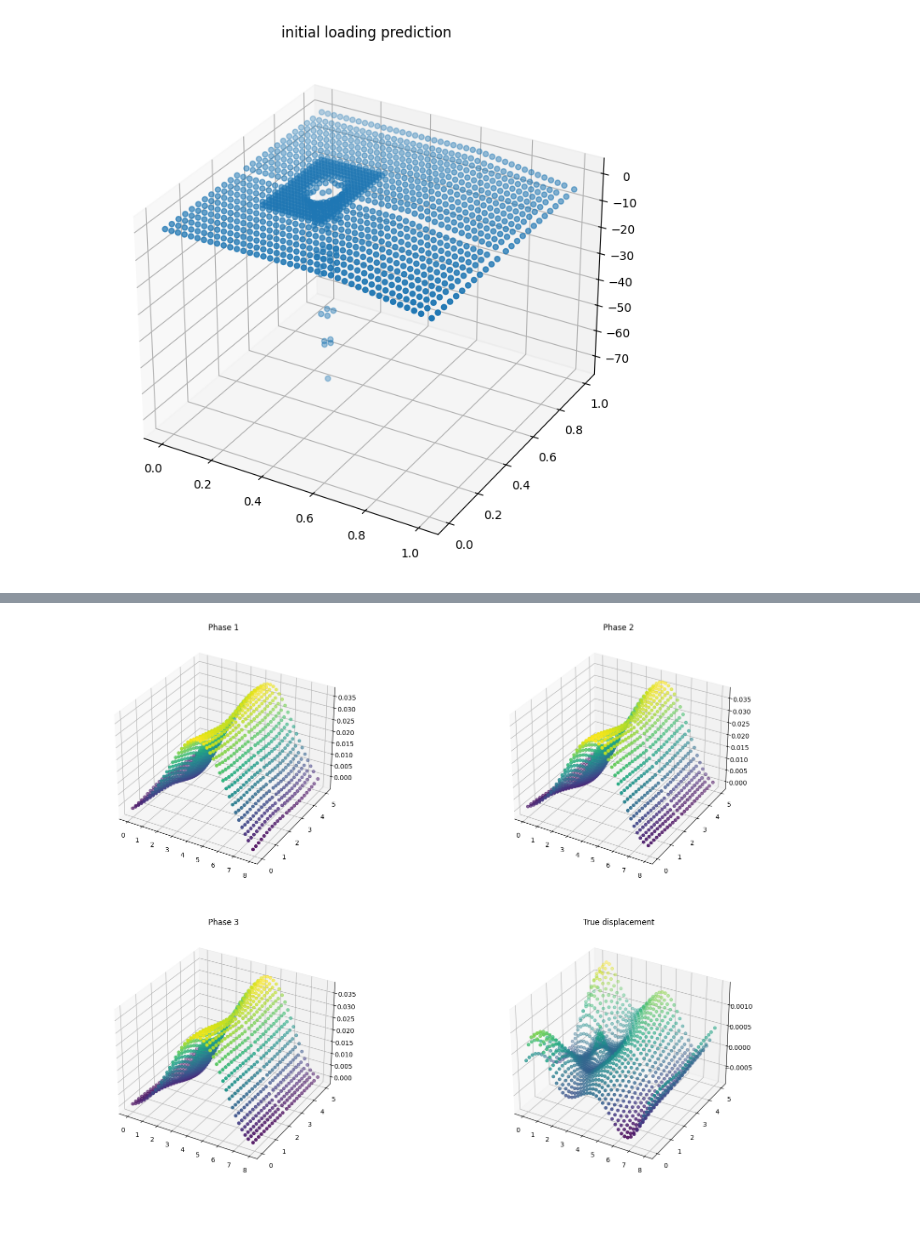
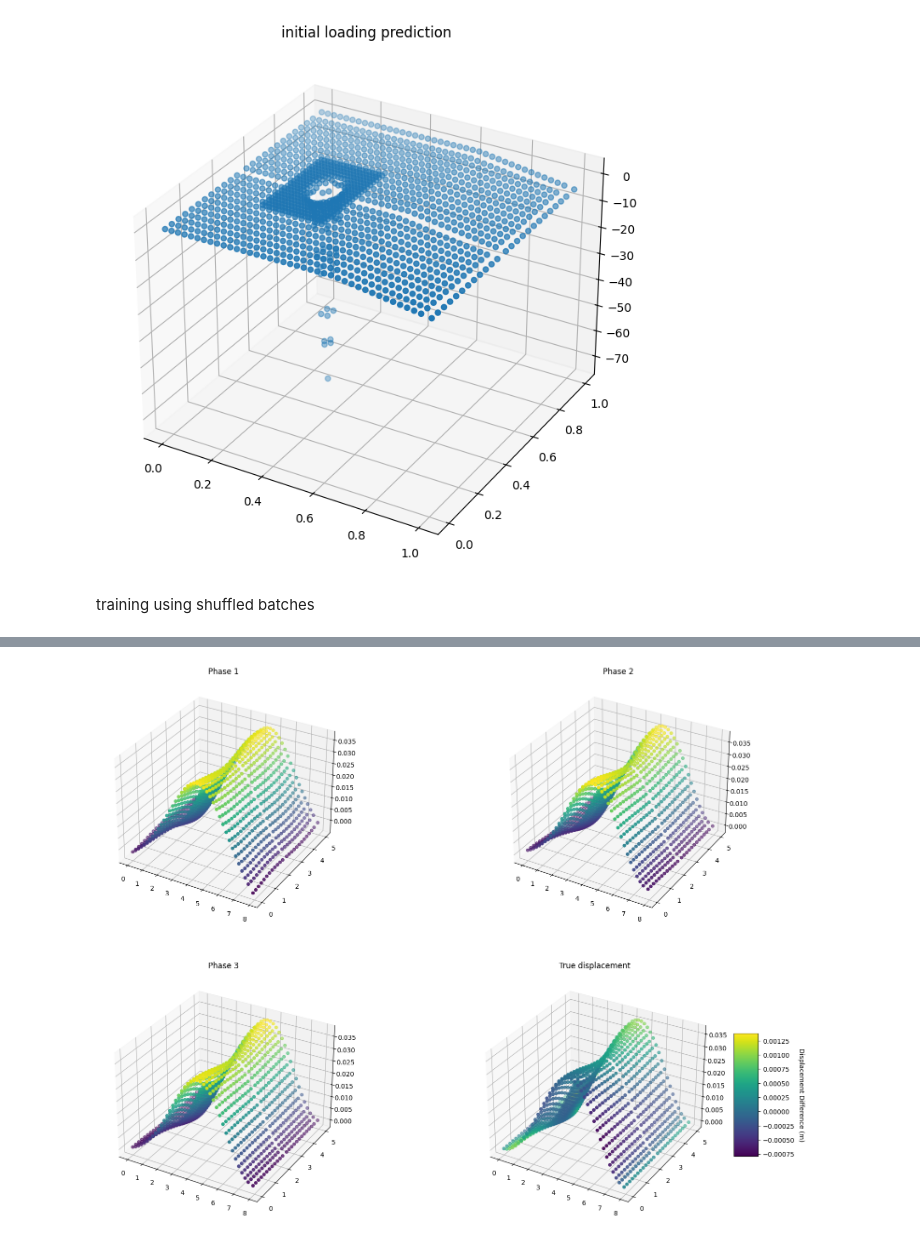
Before and after one commit to ShiyuanDengg/2D-Wall, a Jupyter notebook: 2D Propped Prediction .ipynb, the cells around one changed output, grey strips where cells are left out. Cells and saved outputs as stored; diff of their text form; code cells hidden in the pictures; blank space fills up the shorter version.

```diff
--- a/2D Propped Prediction .ipynb
+++ b/2D Propped Prediction .ipynb
@@ -314,4 +314,6 @@ def snapshot(model):
     snap.build(model.input_shape)
     snap.set_weights(model.get_weights())
     return snap
+# %% [markdown]
+training using shuffled batches
 # %%
@@ -382,33 +379,35 @@ y_pred_norm1 = model_phase1(zxstack)
 y_pred_norm1 = np.squeeze(y_pred_norm1, -1)
 y_pred1 = y_pred_norm1 * y_max
 
 y_pred_norm2 = model_phase2(zxstack)
 y_pred_norm2 = np.squeeze(y_pred_norm2, -1)
 y_pred2 = y_pred_norm2 * y_max
 
 y_pred_norm3 = model(zxstack)
 y_pred_norm3 = np.squeeze(y_pred_norm3, -1)
 y_pred3 = y_pred_norm3 * y_max
 
 fig = plt.figure(figsize=(20, 15))
 
 ax1 = fig.add_subplot(221, projection = '3d')
 ax1.scatter(z_flatten, x_flatten, y_pred1, c = y_pred1, cmap = 'viridis')
 ax1.set_title('Phase 1')
 
 ax2 = fig.add_subplot(222, projection='3d')
 ax2.scatter(z_flatten, x_flatten, y_pred2, c = y_pred2, cmap='viridis')
 ax2.set_title('Phase 2')
 
 ax3 = fig.add_subplot(223, projection = '3d')
 ax3.scatter(z_flatten, x_flatten, y_pred3, c = y_pred3, cmap = 'viridis')
 ax3.set_title('Phase 3')
 
 ax4 = fig.add_subplot(224, projection = '3d')
-ax4.scatter(z_flatten, x_flatten, y_pred3 - y_flatten, c = y_pred3 - y_flatten, cmap = 'viridis')
+ax4.scatter(z_flatten, x_flatten, y_flatten, c = y_pred3 - y_flatten, cmap = 'viridis',)
 ax4.set_title('True displacement')
+cbar = plt.colorbar(ax4.collections[0], ax=ax4, shrink=0.5, aspect=5)
+cbar.set_label('Displacement Difference (m)', rotation=270, labelpad=15)
 
 plt.show()
 # %% [output]
-[figure, old version]
+[figure, new version]
 # %%
```
Also changed, not shown: parts of 7 cells of this notebook.
